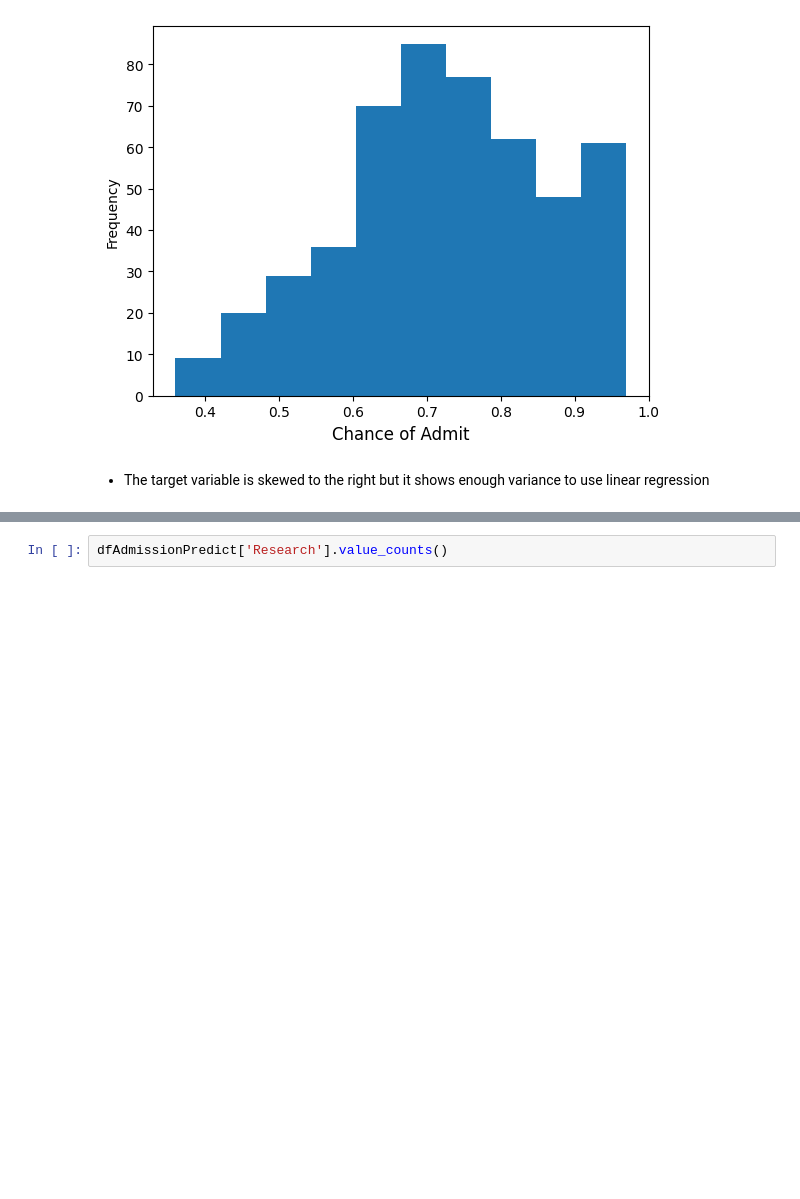
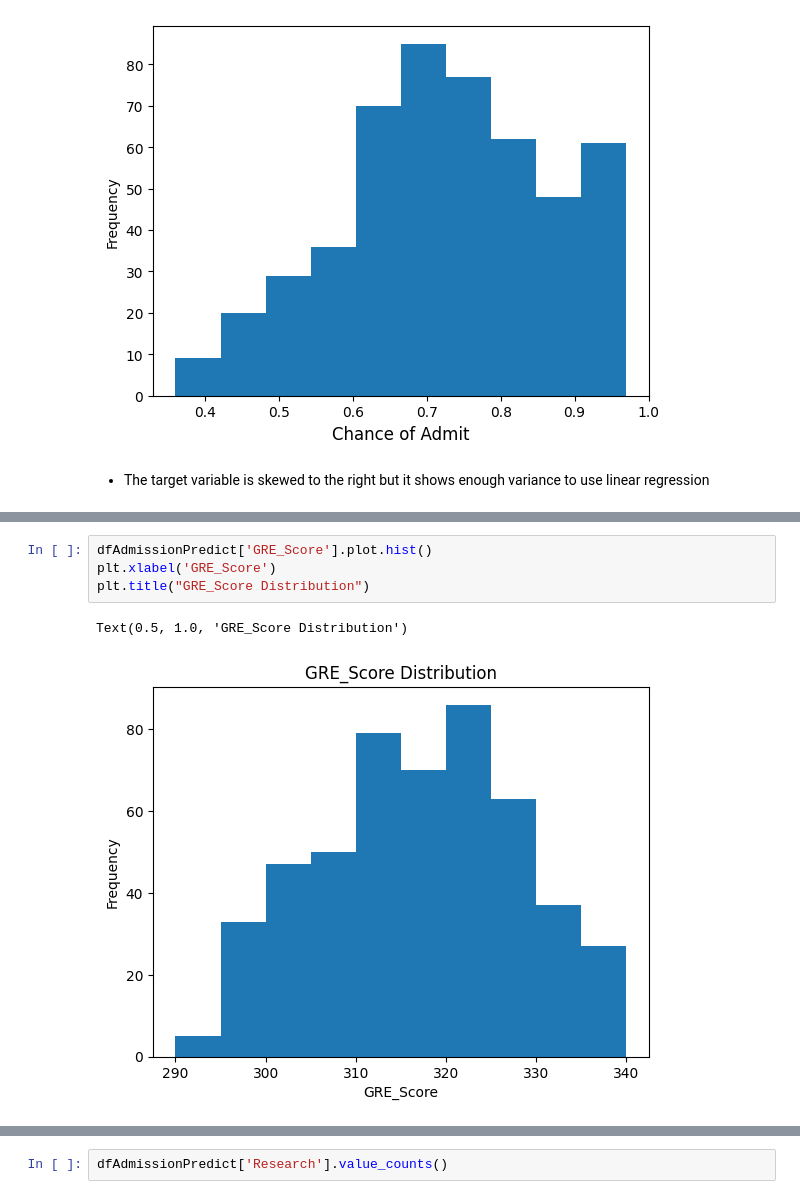
Before and after one commit to JudeTulel/GraduateAdmissionsPrediction, a Jupyter notebook: GraduateAdmissionsPrediction.ipynb, the cells around one changed output, grey strips where cells are left out. Drawn from its saved outputs; the diff is of its cells as text; blank space fills up the shorter version.

```diff
--- a/GraduateAdmissionsPrediction.ipynb
+++ b/GraduateAdmissionsPrediction.ipynb
@@ -291,0 +293,7 @@ Text(0.5, 0, 'University Rating')
+# %%
+dfAdmissionPredict['GRE_Score'].plot.hist()
+plt.xlabel('GRE_Score')
+plt.title("GRE_Score Distribution")
+# %% [output]
+Text(0.5, 1.0, 'GRE_Score Distribution')
+[figure, added]
```
Also changed, not shown: parts of 8 cells of this notebook.
